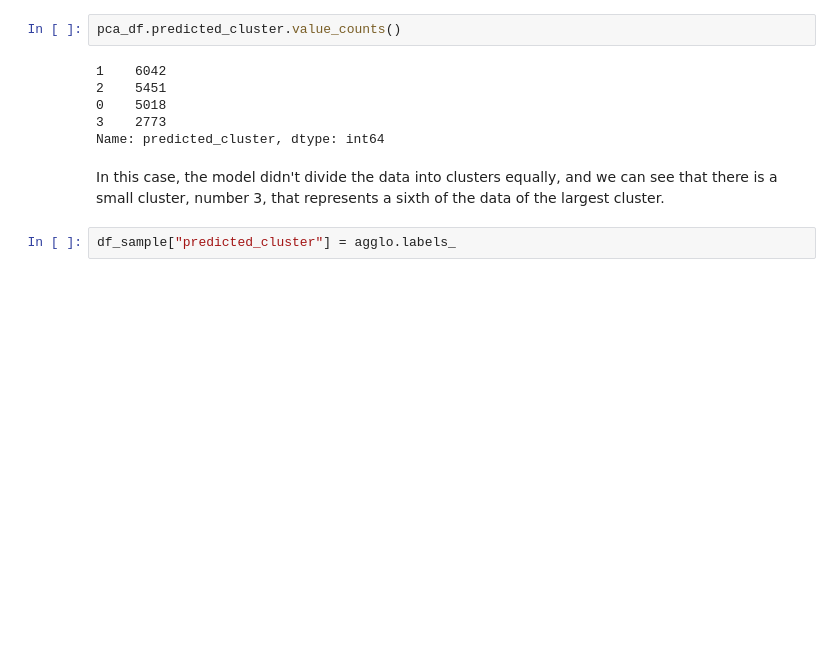
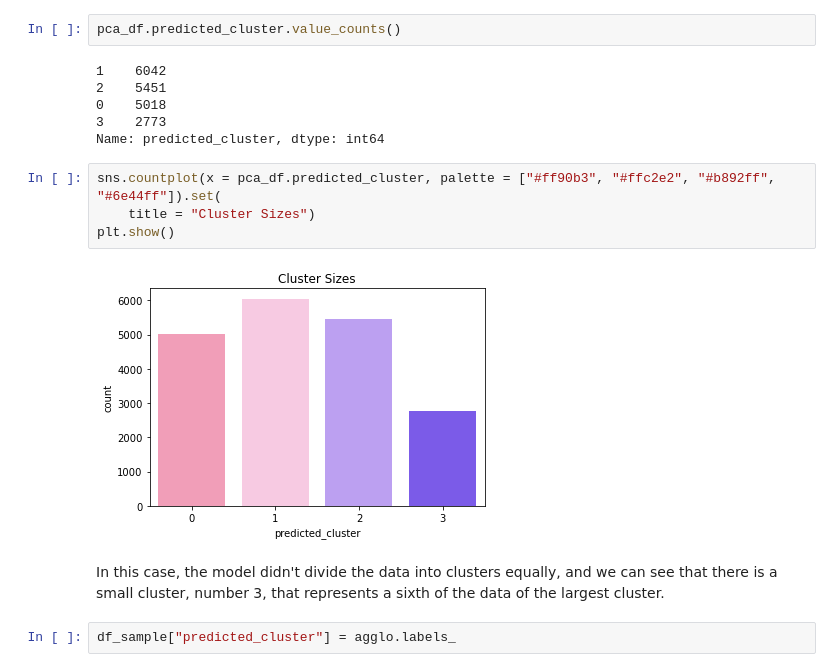
Before and after one commit to mimikyu8/NoSupervisat_Agrupament, a Jupyter notebook: S11 T01 - Agrupa els diferents vols.ipynb, the cells around one changed output. Saved outputs shown, nothing was run; the diff lists cells and outputs as text; blank space fills up the shorter version.

```diff
--- a/S11 T01 - Agrupa els diferents vols.ipynb
+++ b/S11 T01 - Agrupa els diferents vols.ipynb
@@ -293,6 +299,12 @@ pca_df.predicted_cluster.value_counts()
 0    5018
 3    2773
 Name: predicted_cluster, dtype: int64
+# %%
+sns.countplot(x = pca_df.predicted_cluster, palette = ["#ff90b3", "#ffc2e2", "#b892ff", "#6e44ff"]).set(
+    title = "Cluster Sizes")
+plt.show()
+# %% [output]
+[figure, added]
 # %% [markdown]
 In this case, the model didn't divide the data into clusters equally, and we can see that there is a small cluster, number 3, that represents a sixth of the data of the largest cluster.
 # %%
```
Also changed, not shown: parts of 1 cell of this notebook.
